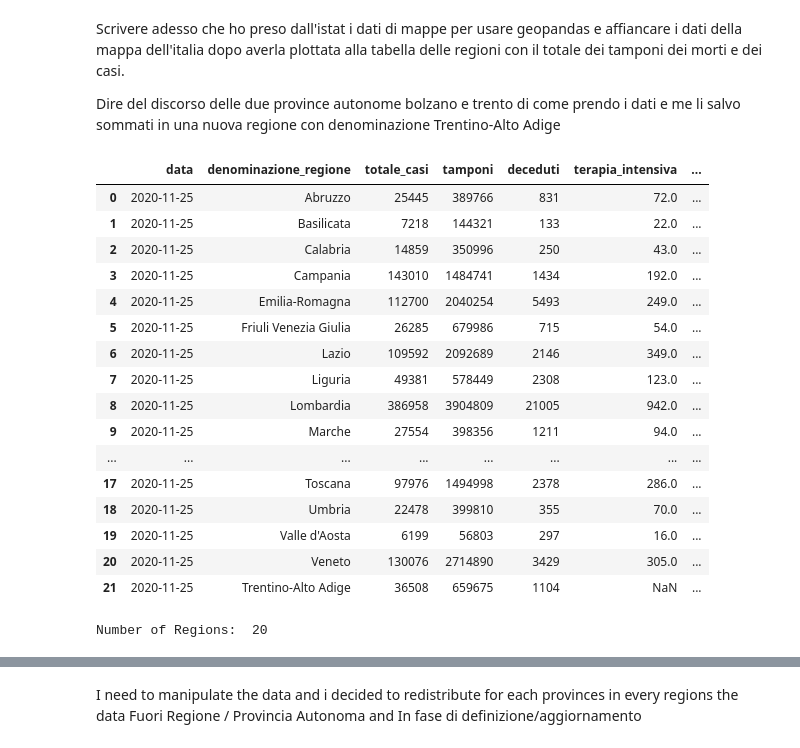
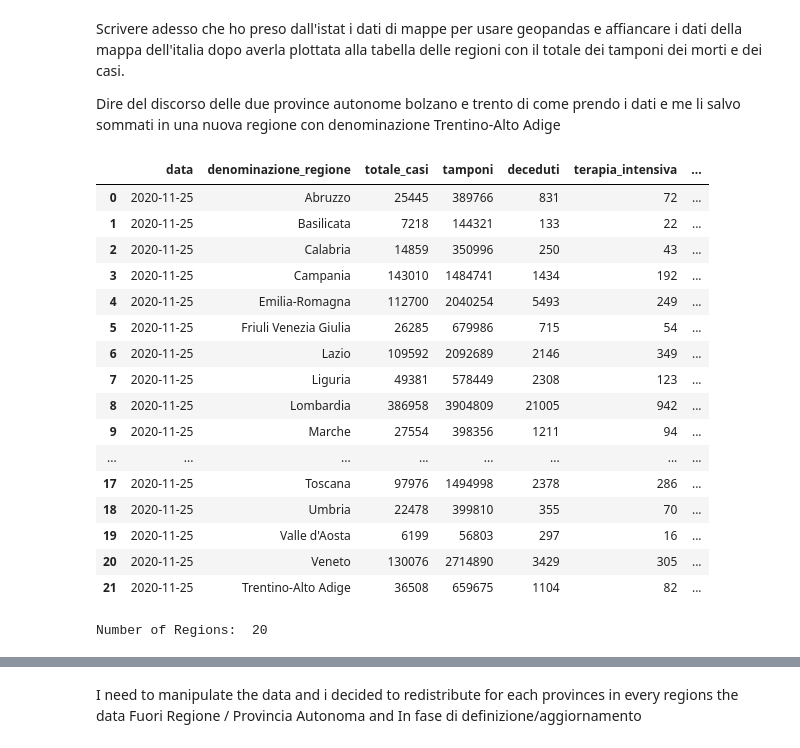
Before and after one commit to iacopoerpichini/AAGM, a Jupyter notebook: Erpichini.ipynb, the cells around one changed output, grey strips where cells are left out. Drawn from its saved outputs; the diff is of its cells as text; code cells hidden in the pictures.

```diff
--- a/Erpichini.ipynb
+++ b/Erpichini.ipynb
@@ -584,37 +587,46 @@ Dire del discorso delle due province autonome bolzano e trento di come prendo i
 # %%
 last_date = data_from_regions["data"].max()
 
 tamponi = data_from_regions.loc[data_from_regions.denominazione_regione == "P.A. Bolzano"]["tamponi"].values[0] + data_from_regions.loc[data_from_regions.denominazione_regione == "P.A. Trento"]["tamponi"].values[0]
 
 totale_casi = data_from_regions.loc[data_from_regions.denominazione_regione == "P.A. Bolzano", "totale_casi"].values[0] + data_from_regions.loc[data_from_regions.denominazione_regione == "P.A. Trento", "totale_casi"].values[0]
 
 deceduti = data_from_regions.loc[data_from_regions.denominazione_regione == "P.A. Bolzano", "deceduti"].values[0] + data_from_regions.loc[data_from_regions.denominazione_regione == "P.A. Trento", "deceduti"].values[0]
 
-data_from_regions = data_from_regions.append({"data": last_date,  "denominazione_regione": "Trentino-Alto Adige",
-                          "tamponi": tamponi, "totale_casi": totale_casi, "deceduti": deceduti},
-                         ignore_index=True)
+totale_ospedalizzati = data_from_regions.loc[data_from_regions.denominazione_regione == "P.A. Bolzano"]["totale_ospedalizzati"].values[0] + data_from_regions.loc[data_from_regions.denominazione_regione == "P.A. Trento"]["totale_ospedalizzati"].values[0]
+
+terapia_intensiva = data_from_regions.loc[data_from_regions.denominazione_regione == "P.A. Bolzano"]["terapia_intensiva"].values[0] + data_from_regions.loc[data_from_regions.denominazione_regione == "P.A. Trento"]["terapia_intensiva"].values[0]
+
+isolamento_domiciliare = data_from_regions.loc[data_from_regions.denominazione_regione == "P.A. Bolzano"]["isolamento_domiciliare"].values[0] + data_from_regions.loc[data_from_regions.denominazione_regione == "P.A. Trento"]["isolamento_domiciliare"].values[0]
+
+data_from_regions = data_from_regions.append({"data": last_date,
+                                              "denominazione_regione": "Trentino-Alto Adige",
+                                              "tamponi": tamponi, "totale_casi": totale_casi,
+                                              "totale_ospedalizzati": totale_ospedalizzati,
+                                              "deceduti": deceduti, "terapia_intensiva": terapia_intensiva,
+                                             "isolamento_domiciliare": isolamento_domiciliare}, ignore_index=True)
 
 data_from_regions= data_from_regions.loc[~data_from_regions.denominazione_regione.isin(["P.A. Bolzano", "P.A. Trento"])]
 display(data_from_regions)
 print("Number of Regions: ", len(data_from_regions))
 # %% [output]
 |  | data | denominazione_regione | totale_casi | tamponi | deceduti | terapia_intensiva | ... |
-| 0 | 2020-11-25 | Abruzzo | 25445 | 389766 | 831 | 72.0 | ... |
-| 1 | 2020-11-25 | Basilicata | 7218 | 144321 | 133 | 22.0 | ... |
-| 2 | 2020-11-25 | Calabria | 14859 | 350996 | 250 | 43.0 | ... |
-| 3 | 2020-11-25 | Campania | 143010 | 1484741 | 1434 | 192.0 | ... |
-| 4 | 2020-11-25 | Emilia-Romagna | 112700 | 2040254 | 5493 | 249.0 | ... |
-| 5 | 2020-11-25 | Friuli Venezia Giulia | 26285 | 679986 | 715 | 54.0 | ... |
-| 6 | 2020-11-25 | Lazio | 109592 | 2092689 | 2146 | 349.0 | ... |
-| 7 | 2020-11-25 | Liguria | 49381 | 578449 | 2308 | 123.0 | ... |
-| 8 | 2020-11-25 | Lombardia | 386958 | 3904809 | 21005 | 942.0 | ... |
-| 9 | 2020-11-25 | Marche | 27554 | 398356 | 1211 | 94.0 | ... |
+| 0 | 2020-11-25 | Abruzzo | 25445 | 389766 | 831 | 72 | ... |
+| 1 | 2020-11-25 | Basilicata | 7218 | 144321 | 133 | 22 | ... |
+| 2 | 2020-11-25 | Calabria | 14859 | 350996 | 250 | 43 | ... |
+| 3 | 2020-11-25 | Campania | 143010 | 1484741 | 1434 | 192 | ... |
+| 4 | 2020-11-25 | Emilia-Romagna | 112700 | 2040254 | 5493 | 249 | ... |
+| 5 | 2020-11-25 | Friuli Venezia Giulia | 26285 | 679986 | 715 | 54 | ... |
+| 6 | 2020-11-25 | Lazio | 109592 | 2092689 | 2146 | 349 | ... |
+| 7 | 2020-11-25 | Liguria | 49381 | 578449 | 2308 | 123 | ... |
+| 8 | 2020-11-25 | Lombardia | 386958 | 3904809 | 21005 | 942 | ... |
+| 9 | 2020-11-25 | Marche | 27554 | 398356 | 1211 | 94 | ... |
 | ... | ... | ... | ... | ... | ... | ... | ... |
-| 17 | 2020-11-25 | Toscana | 97976 | 1494998 | 2378 | 286.0 | ... |
-| 18 | 2020-11-25 | Umbria | 22478 | 399810 | 355 | 70.0 | ... |
-| 19 | 2020-11-25 | Valle d'Aosta | 6199 | 56803 | 297 | 16.0 | ... |
-| 20 | 2020-11-25 | Veneto | 130076 | 2714890 | 3429 | 305.0 | ... |
-| 21 | 2020-11-25 | Trentino-Alto Adige | 36508 | 659675 | 1104 | NaN | ... |
+| 17 | 2020-11-25 | Toscana | 97976 | 1494998 | 2378 | 286 | ... |
+| 18 | 2020-11-25 | Umbria | 22478 | 399810 | 355 | 70 | ... |
+| 19 | 2020-11-25 | Valle d'Aosta | 6199 | 56803 | 297 | 16 | ... |
+| 20 | 2020-11-25 | Veneto | 130076 | 2714890 | 3429 | 305 | ... |
+| 21 | 2020-11-25 | Trentino-Alto Adige | 36508 | 659675 | 1104 | 82 | ... |
 Number of Regions:  20
 # %%
 # select the information from the two dataframe
```
Also changed, not shown: parts of 6 cells of this notebook.
